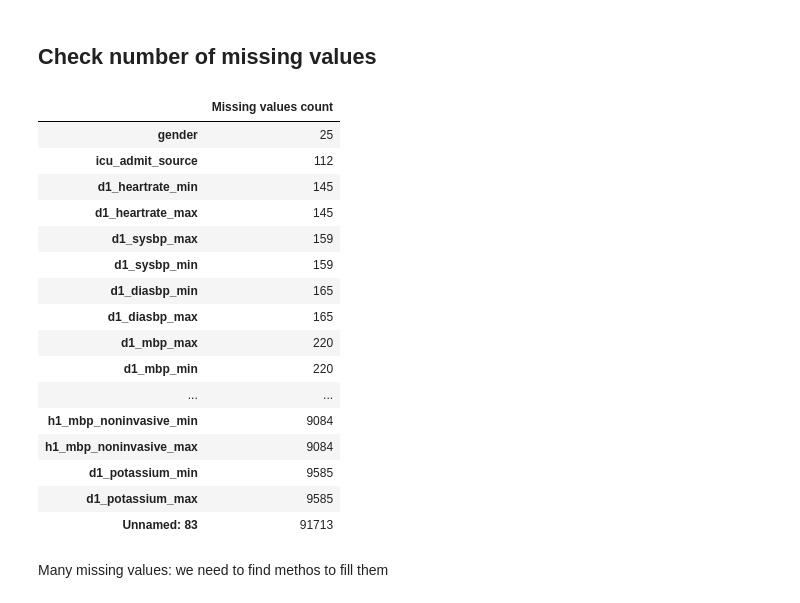
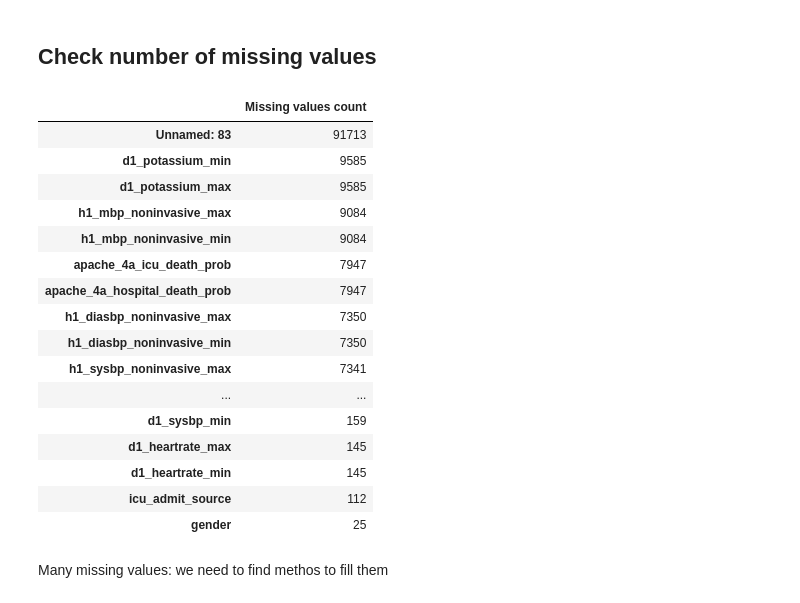
Before and after one commit to EladBil/DS-Squad-Project, a Jupyter notebook: PresentationNotebook.ipynb, the cells around one changed output. Saved outputs shown, nothing was run; the diff lists cells and outputs as text; code cells hidden in the pictures.

```diff
--- a/PresentationNotebook.ipynb
+++ b/PresentationNotebook.ipynb
@@ -189,33 +218,33 @@ Most of values are 0 so we will change the representation:
 # %%
 pd.set_option('display.max_rows', None)
 def NaN_info(df):
     global null_view
     try:
-        null_view = df[[col for col in df.columns if df[col].isna().sum() > 0]].isna().sum().sort_values(ascending = True)
+        null_view = df[[col for col in df.columns if df[col].isna().sum() > 0]].isna().sum().sort_values(ascending = False)
         null_view = pd.DataFrame(null_view, columns=['Missing values count'])
     except:
         return null_view
     return null_view
 
 NaN_info(complete_data)
 # %% [output]
 |  | Missing values count |
-| gender | 25 |
-| icu_admit_source | 112 |
-| d1_heartrate_min | 145 |
-| d1_heartrate_max | 145 |
-| d1_sysbp_max | 159 |
-| d1_sysbp_min | 159 |
-| d1_diasbp_min | 165 |
-| d1_diasbp_max | 165 |
-| d1_mbp_max | 220 |
-| d1_mbp_min | 220 |
-| ... | ... |
-| h1_mbp_noninvasive_min | 9084 |
-| h1_mbp_noninvasive_max | 9084 |
+| Unnamed: 83 | 91713 |
 | d1_potassium_min | 9585 |
 | d1_potassium_max | 9585 |
-| Unnamed: 83 | 91713 |
+| h1_mbp_noninvasive_max | 9084 |
+| h1_mbp_noninvasive_min | 9084 |
+| apache_4a_icu_death_prob | 7947 |
+| apache_4a_hospital_death_prob | 7947 |
+| h1_diasbp_noninvasive_max | 7350 |
+| h1_diasbp_noninvasive_min | 7350 |
+| h1_sysbp_noninvasive_max | 7341 |
+| ... | ... |
+| d1_sysbp_min | 159 |
+| d1_heartrate_max | 145 |
+| d1_heartrate_min | 145 |
+| icu_admit_source | 112 |
+| gender | 25 |
 # %% [markdown]
 Many missing values: we need to find methos to fill them
 # %% [markdown]
```
Also changed, not shown: parts of 39 cells of this notebook.
